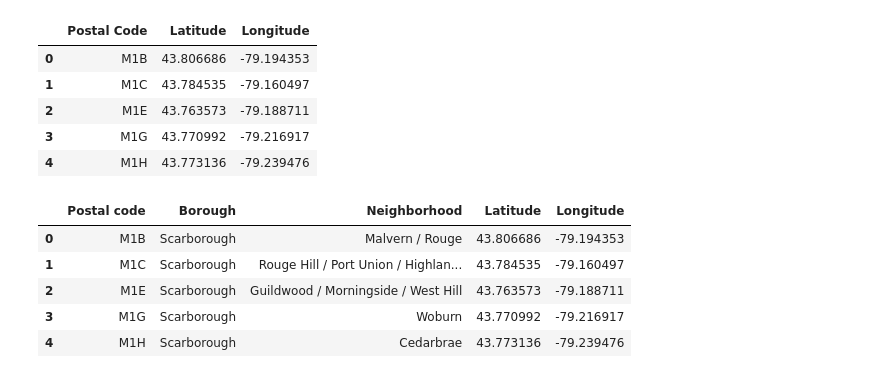
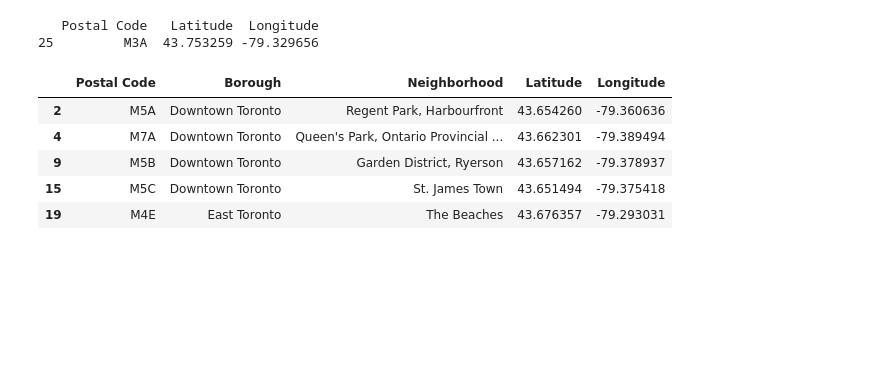
Before and after one commit to Micongia91/Coursera_Capstone, a Jupyter notebook: Coursera Capstone.ipynb, the cells around one changed output. Saved outputs shown, nothing was run; the diff lists cells and outputs as text; code cells hidden in the pictures; blank space fills up the shorter version.

```diff
--- a/Coursera Capstone.ipynb
+++ b/Coursera Capstone.ipynb
@@ -29,20 +60,19 @@ Data.head()
 # %%
 GeoData = pd.read_csv('http://cocl.us/Geospatial_data')
-GeoData.head()
+Check = GeoData[GeoData['Postal Code'] == 'M3A']
+print(Check)
 # %% [output]
-|  | Postal Code | Latitude | Longitude |
-| 0 | M1B | 43.806686 | -79.194353 |
-| 1 | M1C | 43.784535 | -79.160497 |
-| 2 | M1E | 43.763573 | -79.188711 |
-| 3 | M1G | 43.770992 | -79.216917 |
-| 4 | M1H | 43.773136 | -79.239476 |
+   Postal Code   Latitude  Longitude
+25         M3A  43.753259 -79.329656
-# %%
-Merged = pd.concat([Data, GeoData], axis = 1).drop(['Postal Code'], axis = 1)
-Merged.head()
-# %% [output]
-|  | Postal code | Borough | Neighborhood | Latitude | Longitude |
-| 0 | M1B | Scarborough | Malvern / Rouge | 43.806686 | -79.194353 |
-| 1 | M1C | Scarborough | Rouge Hill / Port Union / Highlan... | 43.784535 | -79.160497 |
-| 2 | M1E | Scarborough | Guildwood / Morningside / West Hill | 43.763573 | -79.188711 |
-| 3 | M1G | Scarborough | Woburn | 43.770992 | -79.216917 |
-| 4 | M1H | Scarborough | Cedarbrae | 43.773136 | -79.239476 |
+# %%
+Toronto_Data = Data.merge(GeoData, on = 'Postal Code')
+Toronto_Data.head()
+Toronto_Data = Toronto_Data[Toronto_Data['Borough'].str.contains('Toronto')]
+Toronto_Data.head()
+# %% [output]
+|  | Postal Code | Borough | Neighborhood | Latitude | Longitude |
+| 2 | M5A | Downtown Toronto | Regent Park, Harbourfront | 43.654260 | -79.360636 |
+| 4 | M7A | Downtown Toronto | Queen's Park, Ontario Provincial ... | 43.662301 | -79.389494 |
+| 9 | M5B | Downtown Toronto | Garden District, Ryerson | 43.657162 | -79.378937 |
+| 15 | M5C | Downtown Toronto | St. James Town | 43.651494 | -79.375418 |
+| 19 | M4E | East Toronto | The Beaches | 43.676357 | -79.293031 |
```
Also changed, not shown: parts of 35 cells of this notebook.
